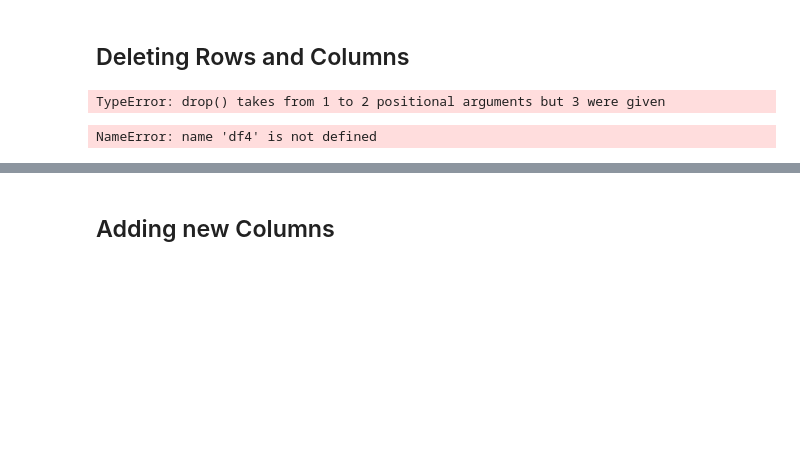
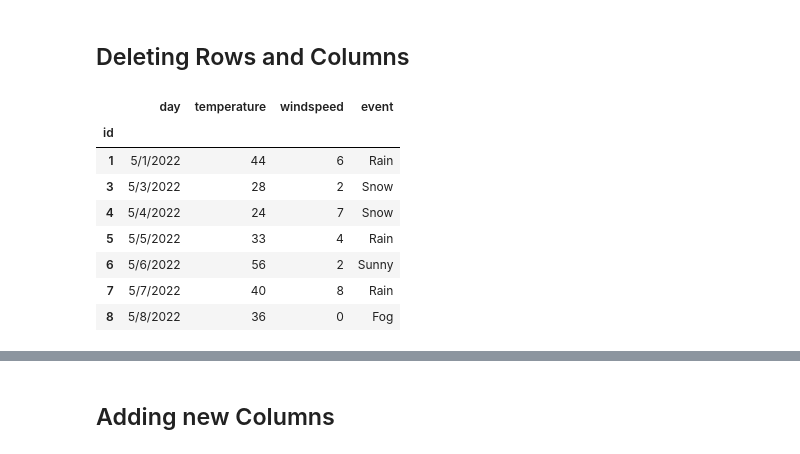
Before and after one commit to jarix/Python_Snippets, a Jupyter notebook: pandas_101.ipynb, the cells around one changed output, grey strips where cells are left out. Saved outputs shown, nothing was run; the diff lists cells and outputs as text; code cells hidden in the pictures; blank space fills up the shorter version.

```diff
--- a/pandas_101.ipynb
+++ b/pandas_101.ipynb
@@ -380,13 +505,17 @@ df3
 | 8 | 5/8/2022 | 36 | 0 | Fog |
 # %% [markdown]
 ## Deleting Rows and Columns
-# %%
-df4 = df3.drop("windspeed", 1)  # 1 means delete column, 0 means delete row
-df4
-# %% [output]
-TypeError: drop() takes from 1 to 2 positional arguments but 3 were given
-# %%
-df5 = df4.drop(6,0)
-df5
-# %% [output]
-NameError: name 'df4' is not defined
+# %%
+# Drop a row
+df4 = df3.drop(2)
+df4
+# %% [output]
+|  | day | temperature | windspeed | event |
+| id |  |  |  |  |
+| 1 | 5/1/2022 | 44 | 6 | Rain |
+| 3 | 5/3/2022 | 28 | 2 | Snow |
+| 4 | 5/4/2022 | 24 | 7 | Snow |
+| 5 | 5/5/2022 | 33 | 4 | Rain |
+| 6 | 5/6/2022 | 56 | 2 | Sunny |
+| 7 | 5/7/2022 | 40 | 8 | Rain |
+| 8 | 5/8/2022 | 36 | 0 | Fog |
```
Also changed, not shown: parts of 45 cells of this notebook.
